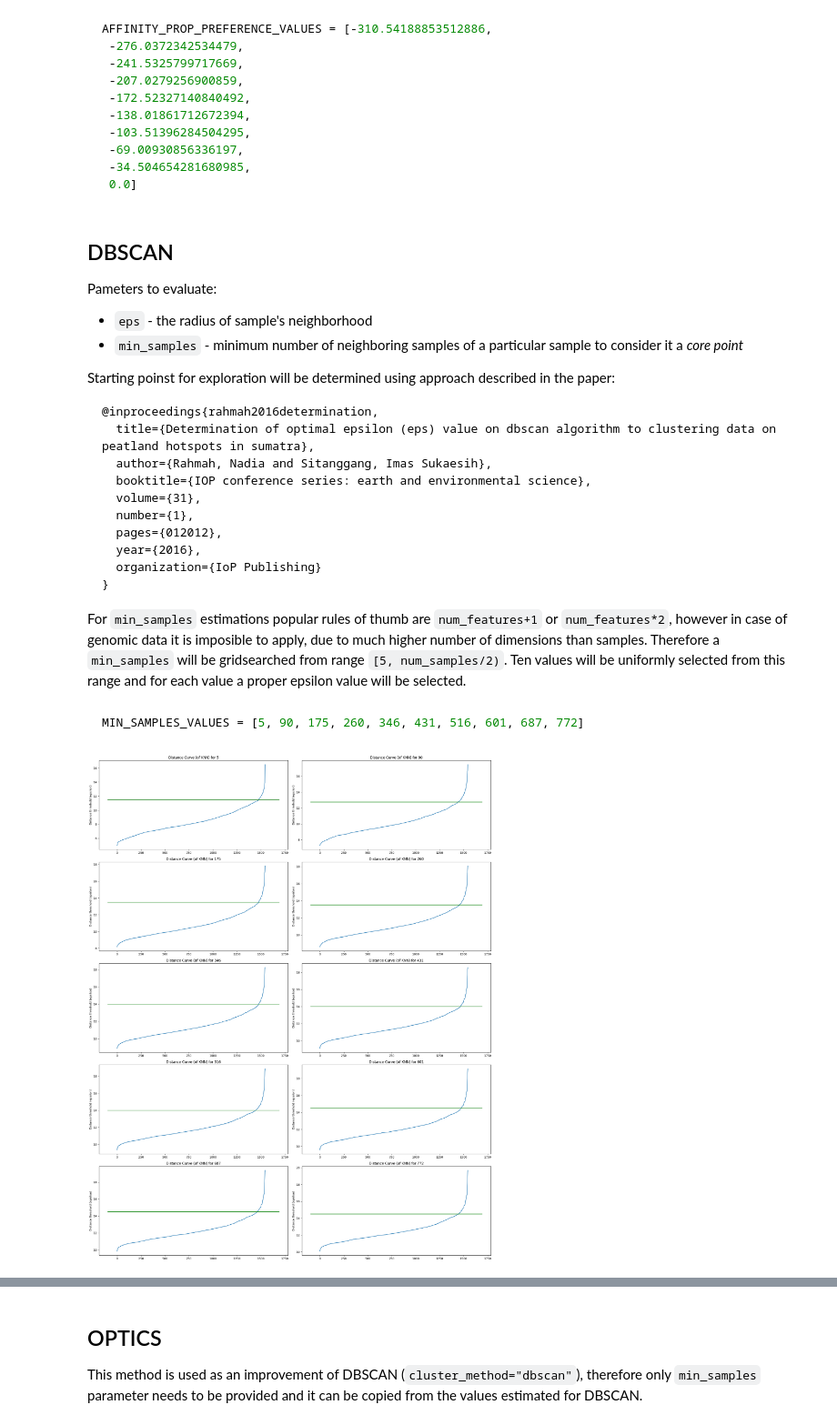
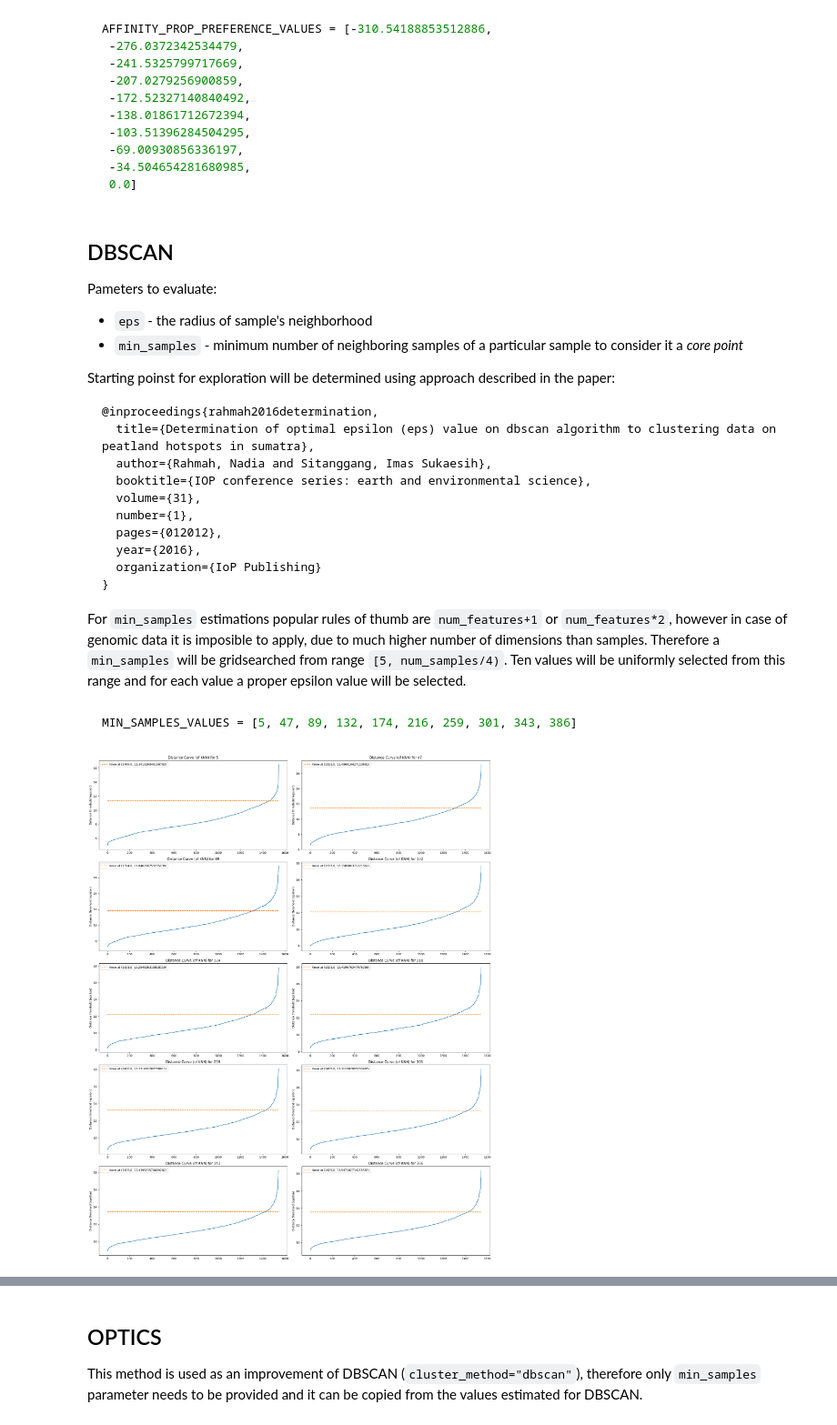
Before and after one commit to MMedzin/clustering-genomic-data, a Jupyter notebook: experiment/hyperparameters_exploration_gmler.ipynb, the cells around one changed output, grey strips where cells are left out. Shown at 91% size. Cells and saved outputs as stored; diff of their text form; code cells hidden in the pictures.

````diff
--- a/experiment/hyperparameters_exploration_gmler.ipynb
+++ b/experiment/hyperparameters_exploration_gmler.ipynb
@@ -189,13 +274,13 @@ Starting poinst for exploration will be determined using approach described in t
 }
 ```
 
-For `min_samples` estimations popular rules of thumb are `num_features+1` or `num_features*2`, however in case of genomic data it is imposible to apply, due to much higher number of dimensions than samples. Therefore a `min_samples` will be gridsearched from range `[5, num_samples/2)`. Ten values will be uniformly selected from this range and for each value a proper epsilon value will be selected.
+For `min_samples` estimations popular rules of thumb are `num_features+1` or `num_features*2`, however in case of genomic data it is imposible to apply, due to much higher number of dimensions than samples. Therefore a `min_samples` will be gridsearched from range `[5, num_samples/4)`. Ten values will be uniformly selected from this range and for each value a proper epsilon value will be selected.
 # %%
 from sklearn.cluster import DBSCAN
 from sklearn.neighbors import NearestNeighbors
 
 
-MIN_SAMPLES_VALUES = np.linspace(5, data.shape[0]/2, num=10, dtype=int)
+MIN_SAMPLES_VALUES = np.linspace(5, data.shape[0]/4, num=10, dtype=int)
 
 def tune_dbscan(X: pd.DataFrame, min_samples: int, ax: Optional[plt.Axes]=None) -> Optional[DBSCAN]:
     # tune epsilon with estimation based on NN
@@ -207,27 +292,31 @@ def tune_dbscan(X: pd.DataFrame, min_samples: int, ax: Optional[plt.Axes]=None)
 
     ax = ax if ax is not None else plt.gca()
     ax.plot(distances)
+    kf = KneeFinder(range(0, len(distances)), distances)
+    knee_x, knee_y = kf.find_knee()
+    ax.plot([0, len(distances)], [knee_y, knee_y], '--', label=f"Knee at {knee_x, knee_y}")
     ax.set_title(f"Distance Curve (of KNN) for {min_samples}")
     ax.set_ylabel("Distance threshold (epsilon)")
+    ax.legend()
+    return knee_y # found eps value
 # %%
 MIN_SAMPLES_VALUES
 display(Markdown(f"\n```python\nMIN_SAMPLES_VALUES = {pformat(list(MIN_SAMPLES_VALUES))}\n```"))
 # %% [output]
 
 ```python
-MIN_SAMPLES_VALUES = [5, 90, 175, 260, 346, 431, 516, 601, 687, 772]
+MIN_SAMPLES_VALUES = [5, 47, 89, 132, 174, 216, 259, 301, 343, 386]
 ```
 # %%
-EPS_ESTIMATES = [11.5, 12.75] + [13.5]*2 + [14.]*3 + [14.5]*3
+found_eps_values = []
 ncols = 2
 nrows = int(np.ceil(len(MIN_SAMPLES_VALUES) / ncols))
 fig, axs = plt.subplots(nrows, ncols, figsize=(10*ncols, 5*nrows))
 axs = np.ravel(axs)
-for min_samples, ax, eps_est in zip(MIN_SAMPLES_VALUES, axs, EPS_ESTIMATES):
-    tune_dbscan(data, min_samples, ax)
-    ax.hlines(eps_est, -100, data.shape[0]+150, color="g")
+for min_samples, ax in zip(MIN_SAMPLES_VALUES, axs):
+    found_eps_values.append(tune_dbscan(data, min_samples, ax))
 fig.tight_layout()
 fig.show()
 # %% [output]
-[figure, old version]
+[figure, new version]
 # %%
````
Also changed, not shown: parts of 4 cells of this notebook, 3 other files.
